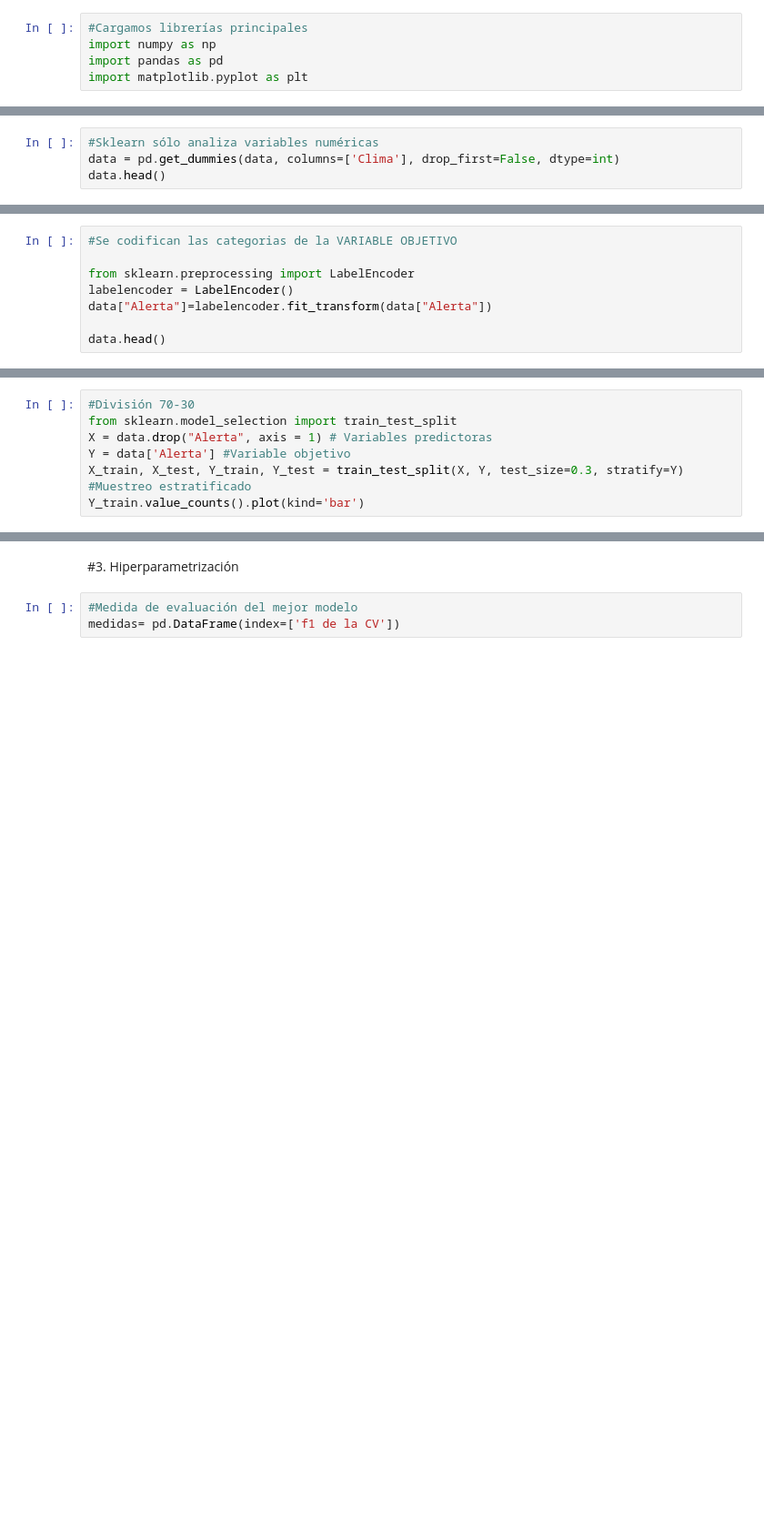
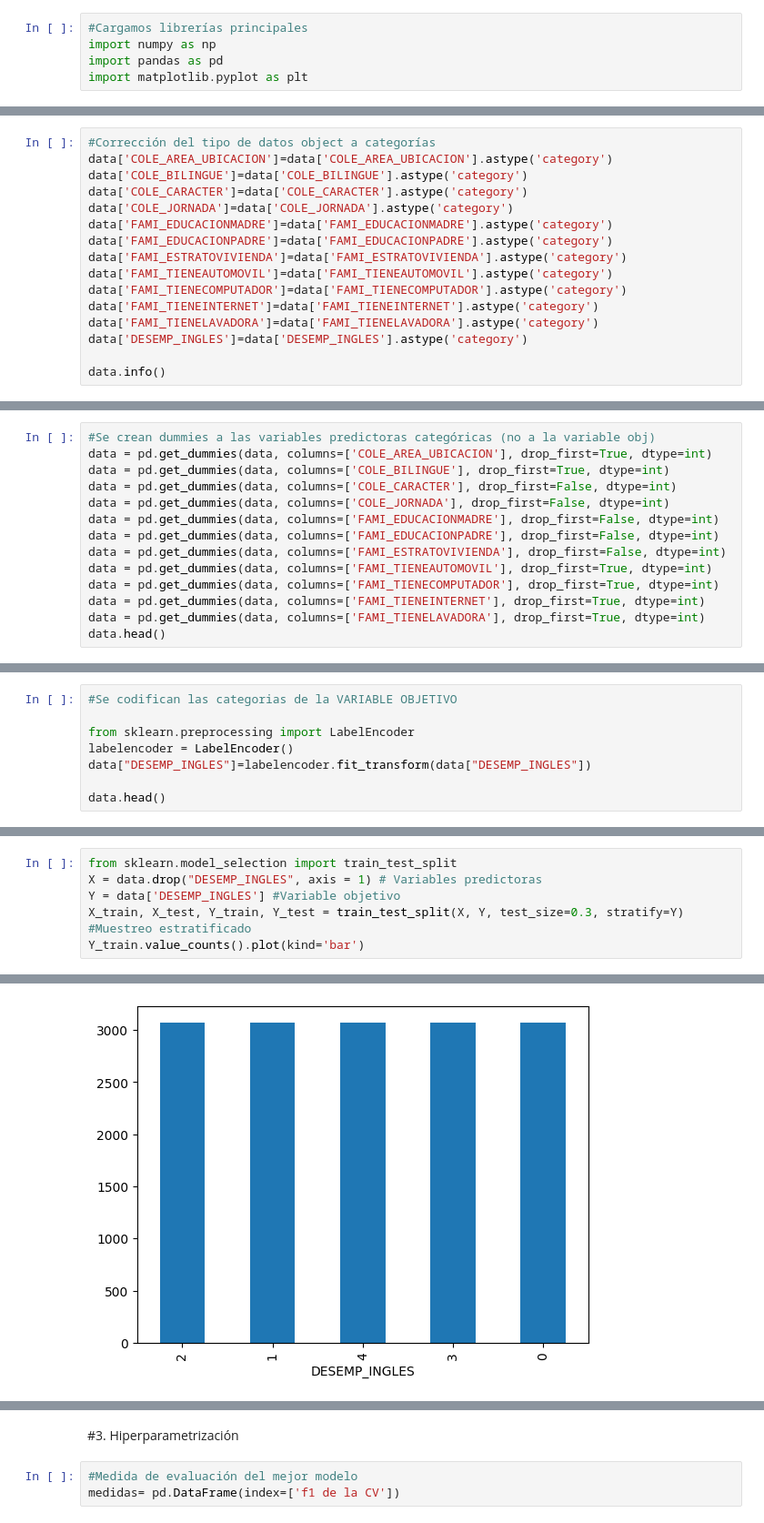
Before and after one commit to tealtourmaline/Mineria-y-calidad-de-datos, a Jupyter notebook: MINERIA_DE_DATOS.ipynb, the cells around one changed output, grey strips where cells are left out. Shown at 91% size. Drawn from its saved outputs; the diff is of its cells as text; blank space fills up the shorter version.

Commit message:
Avance minería hasta división 70-30

```diff
--- a/MINERIA_DE_DATOS.ipynb
+++ b/MINERIA_DE_DATOS.ipynb
@@ -37,4 +46,16 @@ profile_data.to_file(output_file="output.html")
-# %%
-#Sklearn sólo analiza variables numéricas
-data = pd.get_dummies(data, columns=['Clima'], drop_first=False, dtype=int)
-data.head()
+# %%
+#Corrección del tipo de datos object a categorías
+data['COLE_AREA_UBICACION']=data['COLE_AREA_UBICACION'].astype('category')
+data['COLE_BILINGUE']=data['COLE_BILINGUE'].astype('category')
+data['COLE_CARACTER']=data['COLE_CARACTER'].astype('category')
+data['COLE_JORNADA']=data['COLE_JORNADA'].astype('category')
+data['FAMI_EDUCACIONMADRE']=data['FAMI_EDUCACIONMADRE'].astype('category')
+data['FAMI_EDUCACIONPADRE']=data['FAMI_EDUCACIONPADRE'].astype('category')
+data['FAMI_ESTRATOVIVIENDA']=data['FAMI_ESTRATOVIVIENDA'].astype('category')
+data['FAMI_TIENEAUTOMOVIL']=data['FAMI_TIENEAUTOMOVIL'].astype('category')
+data['FAMI_TIENECOMPUTADOR']=data['FAMI_TIENECOMPUTADOR'].astype('category')
+data['FAMI_TIENEINTERNET']=data['FAMI_TIENEINTERNET'].astype('category')
+data['FAMI_TIENELAVADORA']=data['FAMI_TIENELAVADORA'].astype('category')
+data['DESEMP_INGLES']=data['DESEMP_INGLES'].astype('category')
+
+data.info()
@@ -40,0 +83,14 @@ data.head()
+# %%
+#Se crean dummies a las variables predictoras categóricas (no a la variable obj)
+data = pd.get_dummies(data, columns=['COLE_AREA_UBICACION'], drop_first=True, dtype=int)
+data = pd.get_dummies(data, columns=['COLE_BILINGUE'], drop_first=True, dtype=int)
+data = pd.get_dummies(data, columns=['COLE_CARACTER'], drop_first=False, dtype=int)
+data = pd.get_dummies(data, columns=['COLE_JORNADA'], drop_first=False, dtype=int)
+data = pd.get_dummies(data, columns=['FAMI_EDUCACIONMADRE'], drop_first=False, dtype=int)
+data = pd.get_dummies(data, columns=['FAMI_EDUCACIONPADRE'], drop_first=False, dtype=int)
+data = pd.get_dummies(data, columns=['FAMI_ESTRATOVIVIENDA'], drop_first=False, dtype=int)
+data = pd.get_dummies(data, columns=['FAMI_TIENEAUTOMOVIL'], drop_first=True, dtype=int)
+data = pd.get_dummies(data, columns=['FAMI_TIENECOMPUTADOR'], drop_first=True, dtype=int)
+data = pd.get_dummies(data, columns=['FAMI_TIENEINTERNET'], drop_first=True, dtype=int)
+data = pd.get_dummies(data, columns=['FAMI_TIENELAVADORA'], drop_first=True, dtype=int)
+data.head()
@@ -43,6 +107,6 @@ data.head()
 
 from sklearn.preprocessing import LabelEncoder
 labelencoder = LabelEncoder()
-data["Alerta"]=labelencoder.fit_transform(data["Alerta"])
+data["DESEMP_INGLES"]=labelencoder.fit_transform(data["DESEMP_INGLES"])
 
 data.head()
@@ -49,7 +123,7 @@ data.head()
 # %%
-#División 70-30
 from sklearn.model_selection import train_test_split
-X = data.drop("Alerta", axis = 1) # Variables predictoras
-Y = data['Alerta'] #Variable objetivo
+X = data.drop("DESEMP_INGLES", axis = 1) # Variables predictoras
+Y = data['DESEMP_INGLES'] #Variable objetivo
 X_train, X_test, Y_train, Y_test = train_test_split(X, Y, test_size=0.3, stratify=Y) #Muestreo estratificado
 Y_train.value_counts().plot(kind='bar')
+# %% [output]
@@ -55,0 +131 @@ Y_train.value_counts().plot(kind='bar')
+[figure, added]
```
Also changed, not shown: parts of 16 cells of this notebook.
